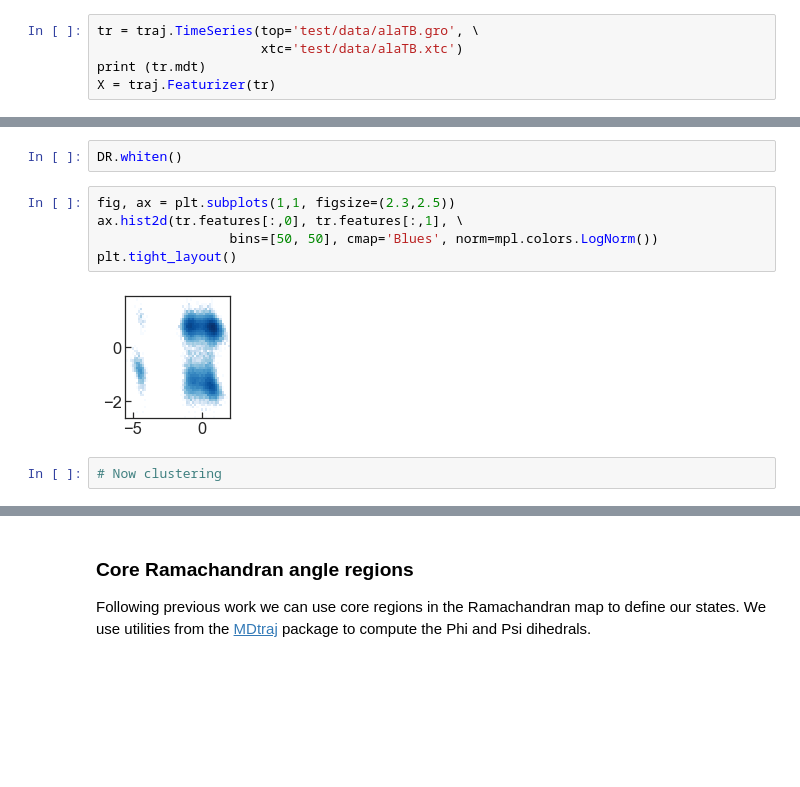
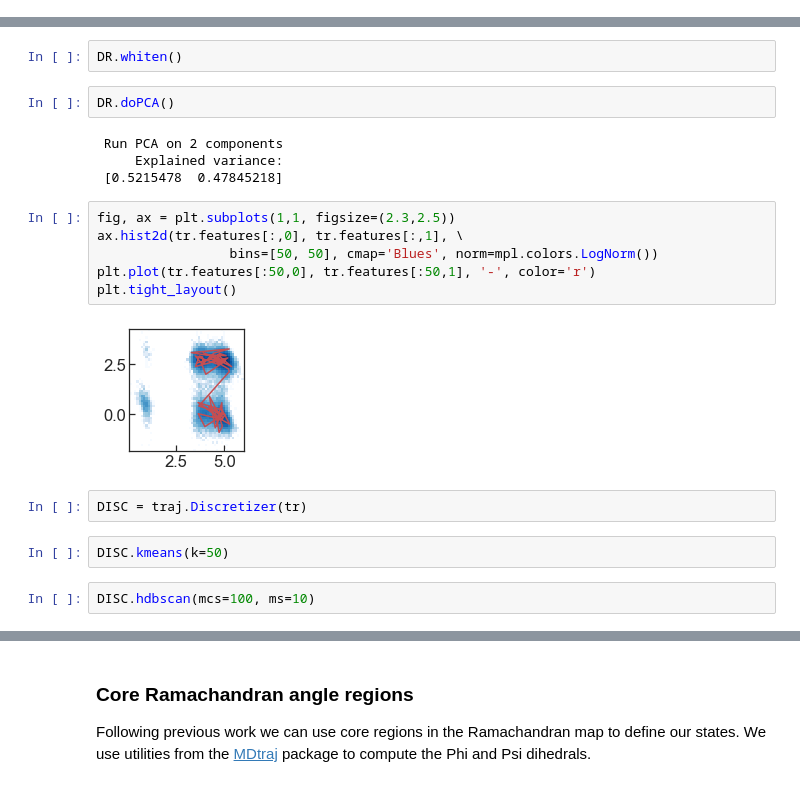
Before and after one commit to BioKT/MasterMSM, a Jupyter notebook: examples/alanine_dipeptide/ala_dipeptide_discretize.ipynb, the cells around one changed output, grey strips where cells are left out. Drawn from its saved outputs; the diff is of its cells as text; blank space fills up the shorter version.

Commit message:
examples: add hdbscan and kmeans examples

```diff
--- a/examples/alanine_dipeptide/ala_dipeptide_discretize.ipynb
+++ b/examples/alanine_dipeptide/ala_dipeptide_discretize.ipynb
@@ -43,7 +47,2 @@ X.add_torsions(shift=False, sincos=False)
 # %% [markdown]
 One possibility is to use the torsion angles, which we will shift for convenience.
-# %%
-tr = traj.TimeSeries(top='test/data/alaTB.gro', \
-                     xtc='test/data/alaTB.xtc')
-print (tr.mdt)
-X = traj.Featurizer(tr)
@@ -80,12 +61,23 @@ Next we will run dimensionality reduction on this dataset
 DR = traj.DimRed(tr)
 # %%
 DR.whiten()
+# %%
+DR.doPCA()
+# %% [output]
+ Run PCA on 2 components
+     Explained variance:
+ [0.5215478  0.47845218]
 # %%
 fig, ax = plt.subplots(1,1, figsize=(2.3,2.5))
 ax.hist2d(tr.features[:,0], tr.features[:,1], \
                  bins=[50, 50], cmap='Blues', norm=mpl.colors.LogNorm())
+plt.plot(tr.features[:50,0], tr.features[:50,1], '-', color='r')
 plt.tight_layout()
 # %% [output]
-[figure, old version]
+[figure, new version]
-# %%
-# Now clustering
+# %%
+DISC = traj.Discretizer(tr)
+# %%
+DISC.kmeans(k=50)
+# %%
+DISC.hdbscan(mcs=100, ms=10)
```
Also changed, not shown: parts of 15 cells of this notebook, 1 other file.
